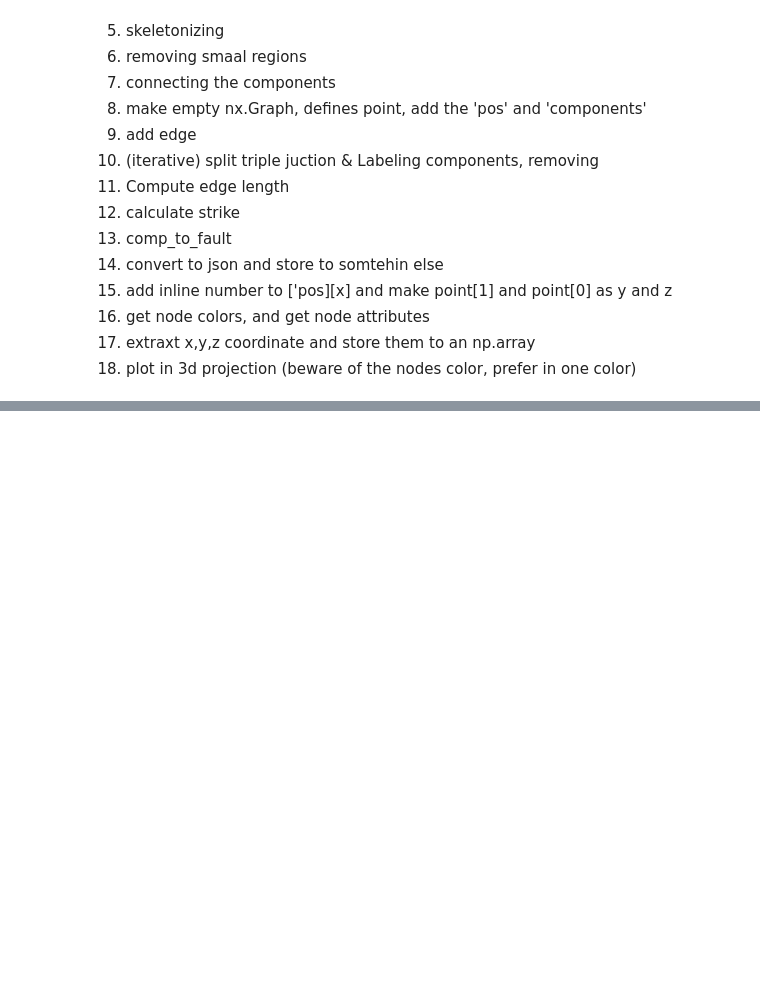
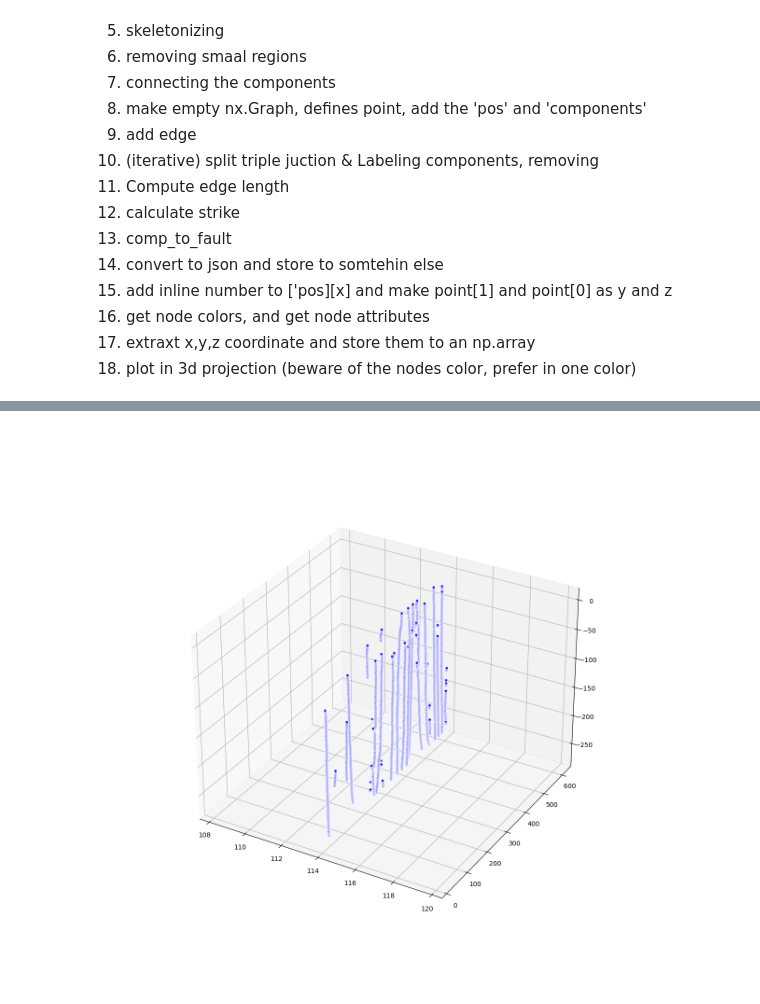
Before and after one commit to thilowrona/fatbox_tutorials, a Jupyter notebook: Main Processing for Fault Labeling.ipynb, the cells around one changed output, grey strips where cells are left out. Cells and saved outputs as stored; diff of their text form; code cells hidden in the pictures; blank space fills up the shorter version.

```diff
--- a/Main Processing for Fault Labeling.ipynb
+++ b/Main Processing for Fault Labeling.ipynb
@@ -59,0 +164,23 @@ def processing_full():
+# %%
+def plot_fault_3d(data):
+    from mpl_toolkits.mplot3d import Axes3D
+    from chart_studio import plotly
+    import plotly.offline as pyoff
+    import plotly.graph_objs as go
+    import numpy as np
+    import matplotlib.pyplot as plt
+
+    pos = nx.get_node_attributes(data, 'pos')
+    xi, yi, zi = [], [], []
+    for key, value in pos.items():
+        xi.append(value[0])
+        yi.append(value[1])
+        zi.append(value[2])
+    xi, yi, zi = np.array(xi), np.array(yi), np.array(zi)
+
+    %matplotlib widget
+    fig = plt.figure(figsize=(12,12))
+    ax = plt.axes(projection="3d")
+    ax.scatter(xi, yi,-1*zi, marker='o', c='b', edgecolors='w', alpha=0.7)
+    # Axes3D.plot(xs=xi, ys = yi, zs=-1*zi, c='black', alpha=0.5)
+    plt.show()
@@ -59,0 +245,4 @@ def processing_full():
+# %%
+plot_fault_3d(a[1])
+# %% [output]
+[figure, added]
```
Also changed, not shown: parts of 12 cells of this notebook, 1 other file.
